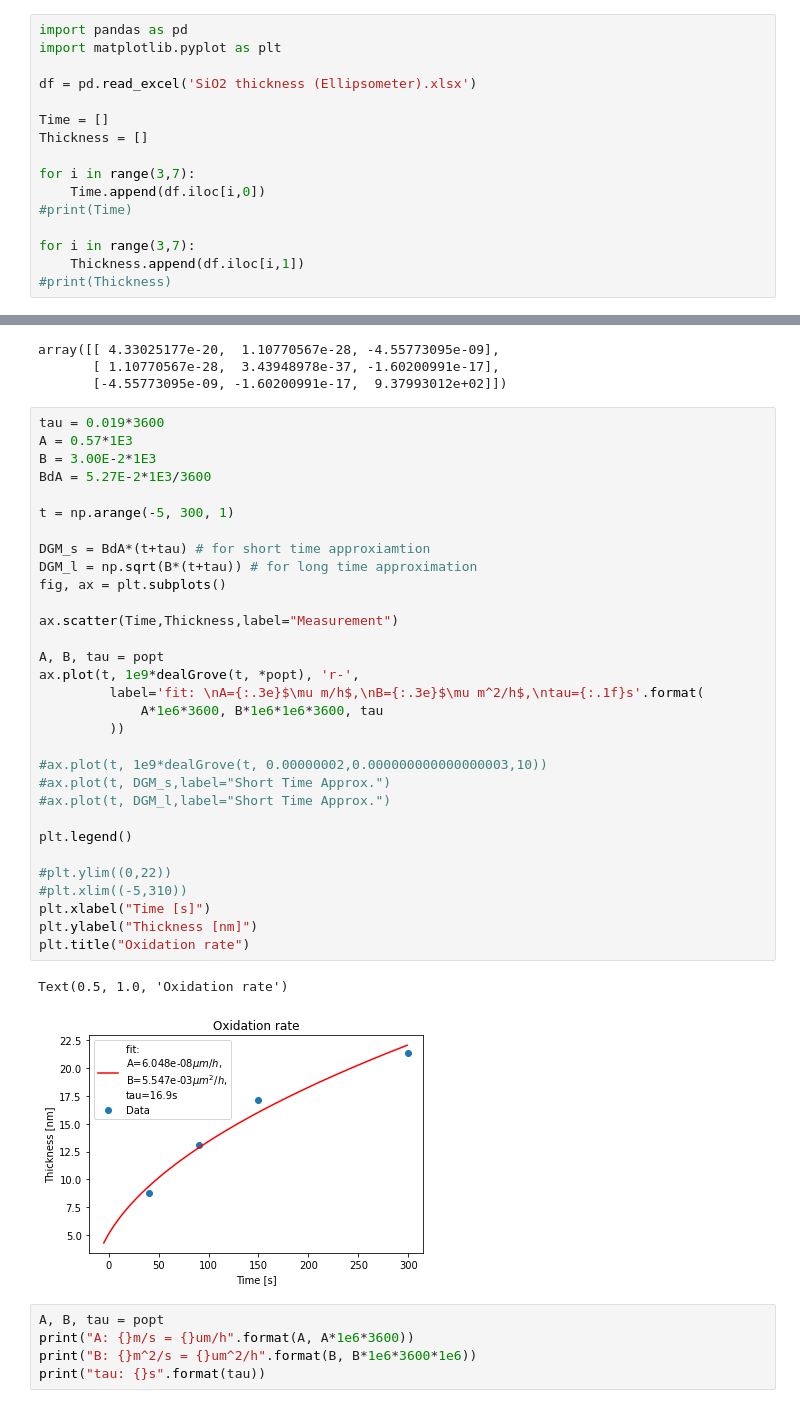
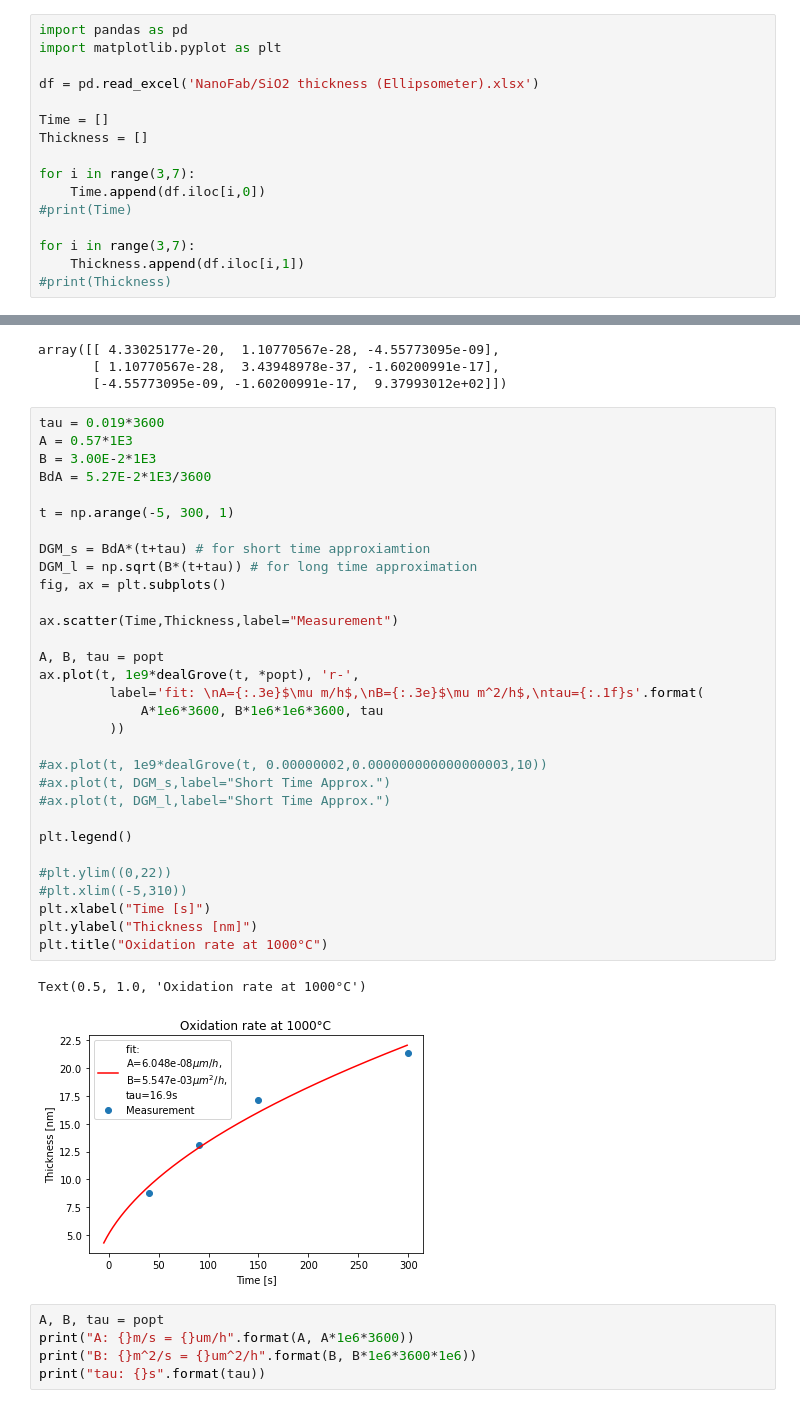
Before and after one commit to Jan-David-Black/nano-fab, a Jupyter notebook: Experimental Data/OxidationRate/Oxidation-Rate.ipynb, the cells around one changed output, grey strips where cells are left out. Cells and saved outputs as stored; diff of their text form.

```diff
--- a/Experimental Data/OxidationRate/Oxidation-Rate.ipynb
+++ b/Experimental Data/OxidationRate/Oxidation-Rate.ipynb
@@ -2,7 +2,7 @@
 import pandas as pd
 import matplotlib.pyplot as plt
 
-df = pd.read_excel('SiO2 thickness (Ellipsometer).xlsx')
+df = pd.read_excel('NanoFab/SiO2 thickness (Ellipsometer).xlsx')
 
 Time = []
 Thickness = []
@@ -58,36 +58,36 @@ array([[ 4.33025177e-20,  1.10770567e-28, -4.55773095e-09],
 tau = 0.019*3600
 A = 0.57*1E3
 B = 3.00E-2*1E3
 BdA = 5.27E-2*1E3/3600
 
 t = np.arange(-5, 300, 1)
 
 DGM_s = BdA*(t+tau) # for short time approxiamtion
 DGM_l = np.sqrt(B*(t+tau)) # for long time approximation
 fig, ax = plt.subplots()
 
 ax.scatter(Time,Thickness,label="Measurement")
 
 A, B, tau = popt
 ax.plot(t, 1e9*dealGrove(t, *popt), 'r-',
          label='fit: \nA={:.3e}$\mu m/h$,\nB={:.3e}$\mu m^2/h$,\ntau={:.1f}s'.format(
              A*1e6*3600, B*1e6*1e6*3600, tau
          ))
 
 #ax.plot(t, 1e9*dealGrove(t, 0.00000002,0.000000000000000003,10))
 #ax.plot(t, DGM_s,label="Short Time Approx.")
 #ax.plot(t, DGM_l,label="Short Time Approx.")
 
 plt.legend()
 
 #plt.ylim((0,22))
 #plt.xlim((-5,310))
 plt.xlabel("Time [s]")
 plt.ylabel("Thickness [nm]")
-plt.title("Oxidation rate")
+plt.title("Oxidation rate at 1000°C")
 # %% [output]
-Text(0.5, 1.0, 'Oxidation rate')
+Text(0.5, 1.0, 'Oxidation rate at 1000°C')
-[figure, old version]
+[figure, new version]
 # %%
 A, B, tau = popt
 print("A: {}m/s = {}um/h".format(A, A*1e6*3600))
```
Also changed, not shown: parts of 1 cell of this notebook, 1 other file.
